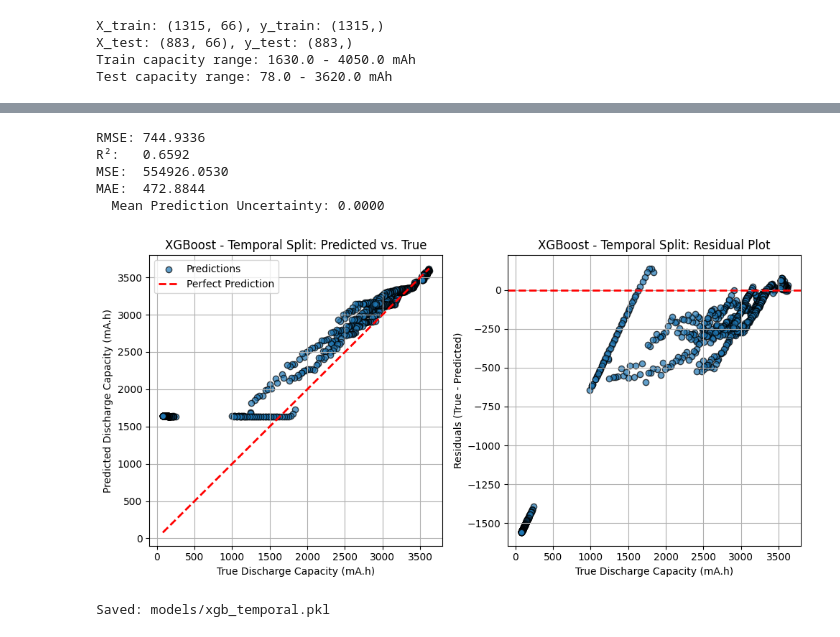
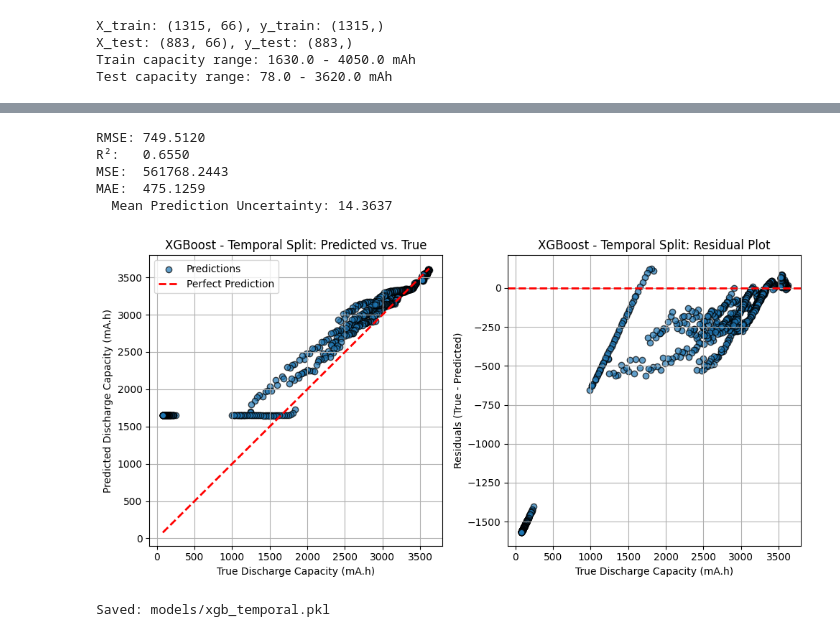
Before and after one commit to NithinJakrebet/eis-ml, a Jupyter notebook: notebooks/gradient_boosting.ipynb, the cells around one changed output, grey strips where cells are left out. Drawn from its saved outputs; the diff is of its cells as text; code cells hidden in the pictures.

```diff
--- a/notebooks/gradient_boosting.ipynb
+++ b/notebooks/gradient_boosting.ipynb
@@ -25,10 +52,7 @@ KeyboardInterrupt:
 # %%
-model = xgb_scripts.train_ensemble_model(X_train_loso, y_train_loso)
-y_pred_mean, y_pred_std, all_predictions = xgb_scripts.predict_ensemble(model, X_test_loso)
-
 rmse, r2, mse, mae = evaluate.evaluate_model(y_test_loso, y_pred_mean)
 print(f"RMSE: {rmse:.4f}\nR²: {r2:.4f}\nMSE: {mse:.4f}\nMAE: {mae:.4f}")
-prediction_fig = plots.model_predictions(y_test_loso, y_pred_mean, y_pred_std, title_prefix="XGB")
+prediction_fig = plots.model_predictions(y_test_loso, y_pred_mean, y_pred_std, title_prefix="XGB, Loso")
 
 plt.show()
 # %% [output]
@@ -61,7 +84,5 @@ X_train: (1315, 66), y_train: (1315,)
 X_test: (883, 66), y_test: (883,)
 Train capacity range: 1630.0 - 4050.0 mAh
 Test capacity range: 78.0 - 3620.0 mAh
-# %%
-# Train model
-model_temp = xgb_scripts.train_ensemble_model(X_train_temp, y_train_temp)
-y_pred_temp, y_pred_std_temp, _ = xgb_scripts.predict_ensemble(model_temp, X_test_temp)
+# %%
+models_temp = xgb_scripts.train_ensemble_model(X_train_temp, y_train_temp)
@@ -68,27 +106,24 @@ y_pred_temp, y_pred_std_temp, _ = xgb_scripts.predict_ensemble(model_temp, X_tes
+# %%
+y_pred_mean, y_pred_std, all_predictions = xgb_scripts.predict_ensemble(models_temp, X_test_temp)
 # %%
 # Evaluate
-rmse_temp, r2_temp, mse_temp, mae_temp = evaluate.evaluate_model(y_test_temp, y_pred_temp)
+rmse_temp, r2_temp, mse_temp, mae_temp = evaluate.evaluate_model(y_test_temp, y_pred_mean)
 
 print(f"RMSE: {rmse_temp:.4f}")
 print(f"R²:   {r2_temp:.4f}")
 print(f"MSE:  {mse_temp:.4f}")
 print(f"MAE:  {mae_temp:.4f}")
 
 # Visualize predictions
-fig_temp = plots.model_predictions(
-    y_test_temp,
-    y_pred_temp,
-    y_pred_std_temp,
-    title_prefix="XGBoost - Temporal Split"
-)
+fig_temp = plots.model_predictions(y_test_temp, y_pred_mean, y_pred_std, title_prefix="XGBoost - Temporal Split")
 plt.show()
 # %% [output]
-RMSE: 744.9336
-R²:   0.6592
-MSE:  554926.0530
-MAE:  472.8844
-  Mean Prediction Uncertainty: 0.0000
+RMSE: 749.5120
+R²:   0.6550
+MSE:  561768.2443
+MAE:  475.1259
+  Mean Prediction Uncertainty: 14.3637
-[figure, old version]
+[figure, new version]
 # %%
 # Save temporal model and results
 metrics_dict_temp = {'rmse': rmse_temp, 'r2': r2_temp, 'mse': mse_temp, 'mae': mae_temp}
```
Also changed, not shown: parts of 17 cells of this notebook, 20 other files.
